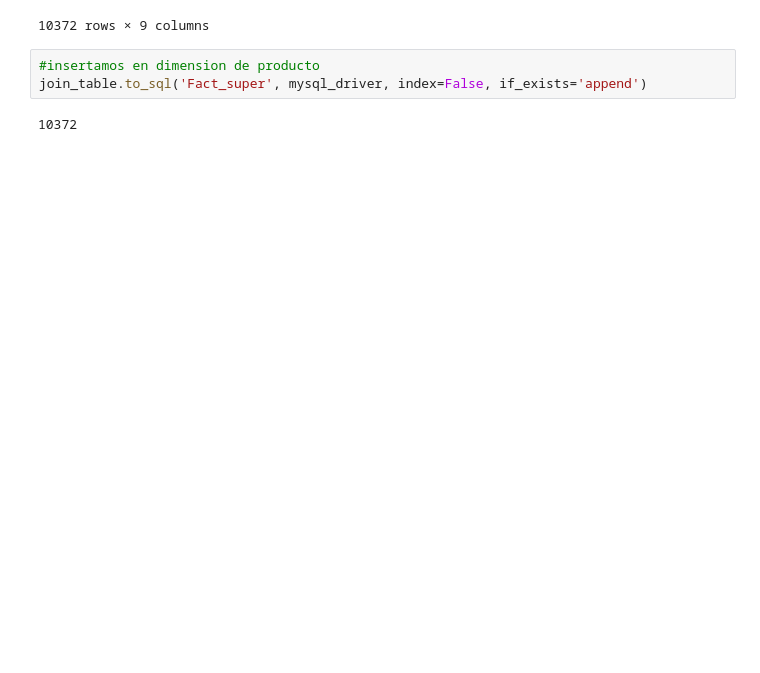
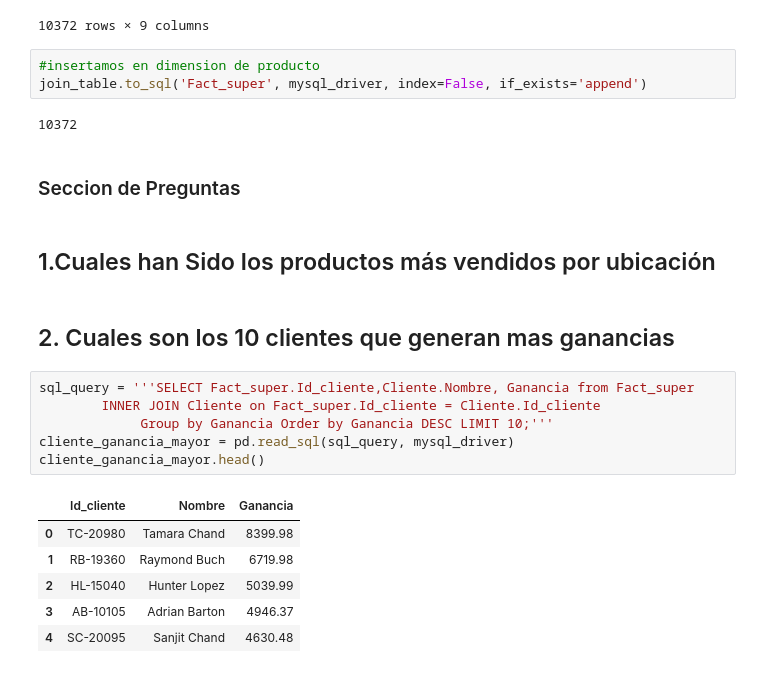
Before and after one commit to fhprime/Proyecto-Final-Ciencia-de-Datos, a Jupyter notebook: Proyecto.ipynb, the cells around one changed output. Saved outputs shown, nothing was run; the diff lists cells and outputs as text; blank space fills up the shorter version.

```diff
--- a/Proyecto.ipynb
+++ b/Proyecto.ipynb
@@ -527,3 +527,22 @@ join_table
 join_table.to_sql('Fact_super', mysql_driver, index=False, if_exists='append')
 # %% [output]
 10372
+# %% [markdown]
+### Seccion de Preguntas
+# %% [markdown]
+## 1.Cuales han Sido los productos más vendidos por ubicación
+# %% [markdown]
+## 2. Cuales son los 10 clientes que generan mas ganancias
+# %%
+sql_query = '''SELECT Fact_super.Id_cliente,Cliente.Nombre, Ganancia from Fact_super
+		INNER JOIN Cliente on Fact_super.Id_cliente = Cliente.Id_cliente
+			 Group by Ganancia Order by Ganancia DESC LIMIT 10;'''
+cliente_ganancia_mayor = pd.read_sql(sql_query, mysql_driver)
+cliente_ganancia_mayor.head()
+# %% [output]
+|  | Id_cliente | Nombre | Ganancia |
+| 0 | TC-20980 | Tamara Chand | 8399.98 |
+| 1 | RB-19360 | Raymond Buch | 6719.98 |
+| 2 | HL-15040 | Hunter Lopez | 5039.99 |
+| 3 | AB-10105 | Adrian Barton | 4946.37 |
+| 4 | SC-20095 | Sanjit Chand | 4630.48 |
```
Also changed, not shown: parts of 7 cells of this notebook.
